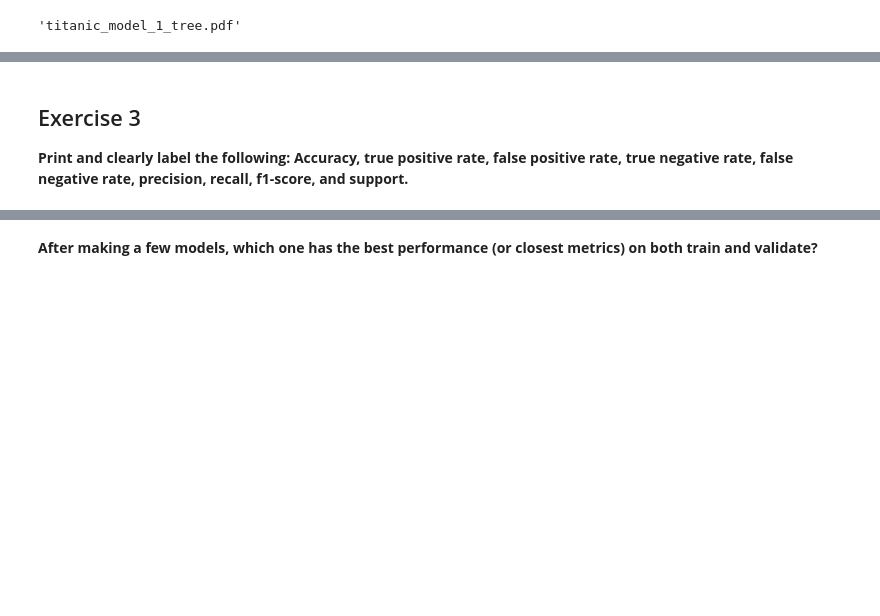
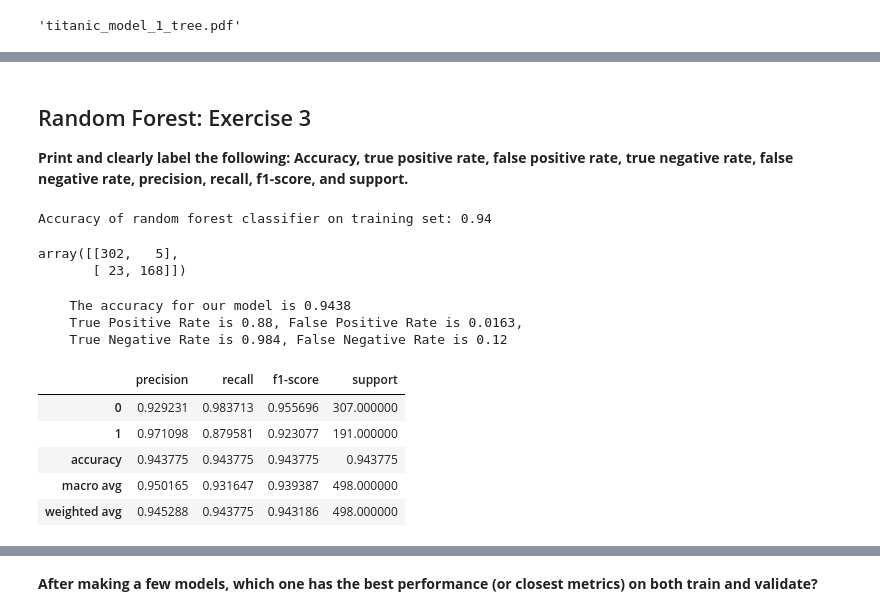
Before and after one commit to barbmarques/classification-exercises, a Jupyter notebook: model.ipynb, the cells around one changed output, grey strips where cells are left out. Drawn from its saved outputs; the diff is of its cells as text; code cells hidden in the pictures; blank space fills up the shorter version.

Commit message:
Revised following Random Forest walkthrough

```diff
--- a/model.ipynb
+++ b/model.ipynb
@@ -374,0 +370,5 @@ graph.render('titanic_model_1_tree', view=True)
+# %%
+rf = RandomForestClassifier(min_samples_leaf=1,max_depth=10,random_state=123)
+# %%
+# fit the model to the training data
+rf.fit(X_train, y_train)
@@ -378,0 +387,2 @@ graph.render('titanic_model_1_tree', view=True)
+# %%
+y_pred = rf.predict(X_train)
@@ -379,4 +391,52 @@ graph.render('titanic_model_1_tree', view=True)
 # %% [markdown]
-## Exercise 3
+## Random Forest: Exercise 3
 
 **Print and clearly label the following: Accuracy, true positive rate, false positive rate, true negative rate, false negative rate, precision, recall, f1-score, and support.**
+# %%
+#Score the model for accuracy
+print('Accuracy of random forest classifier on training set: {:.2f}'.format(rf.score(X_train,y_train)))
+# %% [output]
+Accuracy of random forest classifier on training set: 0.94
+# %%
+cnf_1 = (confusion_matrix(y_train, y_pred))
+cnf_1
+# %% [output]
+array([[302,   5],
+       [ 23, 168]])
+# %%
+def get_metrics_binary(cnf):
+    '''
+    get_metrics_binary takes in a confusion matrix (cnf) for a
+    binary classifier and prints out metrics based on values in
+    variables named X_train, y_train, and y_pred.
+
+    returns a classification report dataframe (transposed).
+    '''
+    accuracy = cnf.score(X_train,y_train)
+    class_report = pd.DataFrame(classification_report(y_train, y_pred, output_dict = True)).T
+    conf = confusion_matrix(y_train, y_pred)
+    tpr = conf[1][1] / conf[1].sum()
+    fpr = conf[0][1] / conf[0].sum()
+    tnr = conf[0][0] / conf[0].sum()
+    fnr = conf[1][0] / conf[1].sum()
+    print(f'''
+    The accuracy for our model is {accuracy:.4}
+    True Positive Rate is {tpr:.3}, False Positive Rate is {fpr:.3},
+    True Negative Rate is {tnr:.3}, False Negative Rate is {fnr:.3}
+    ''')
+    return class_report
+
+
+
+
+get_metrics_binary(rf)
+# %% [output]
+    The accuracy for our model is 0.9438
+    True Positive Rate is 0.88, False Positive Rate is 0.0163,
+    True Negative Rate is 0.984, False Negative Rate is 0.12
+|  | precision | recall | f1-score | support |
+| 0 | 0.929231 | 0.983713 | 0.955696 | 307.000000 |
+| 1 | 0.971098 | 0.879581 | 0.923077 | 191.000000 |
+| accuracy | 0.943775 | 0.943775 | 0.943775 | 0.943775 |
+| macro avg | 0.950165 | 0.931647 | 0.939387 | 498.000000 |
+| weighted avg | 0.945288 | 0.943775 | 0.943186 | 498.000000 |
```
Also changed, not shown: parts of 40 cells of this notebook.
